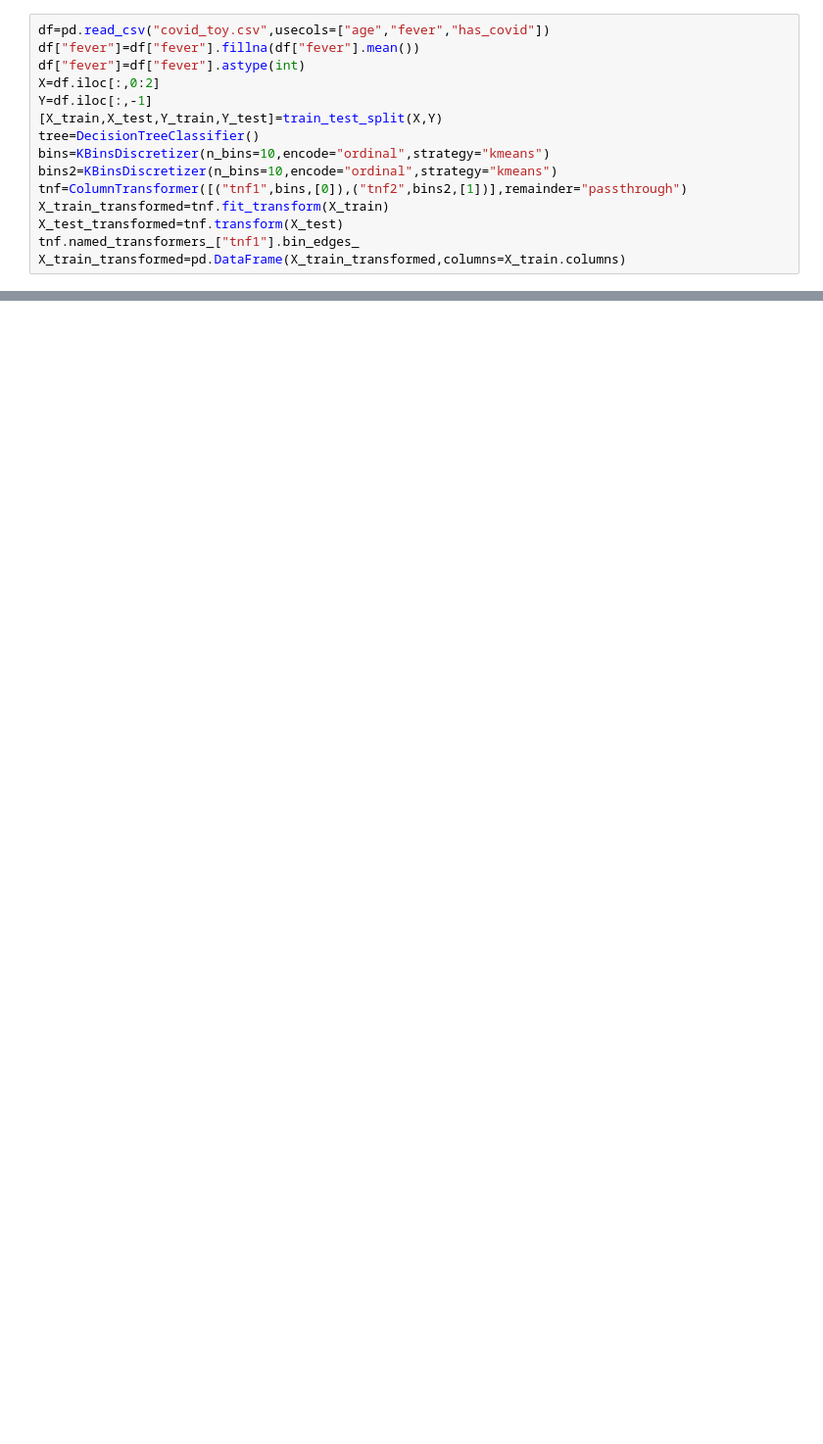
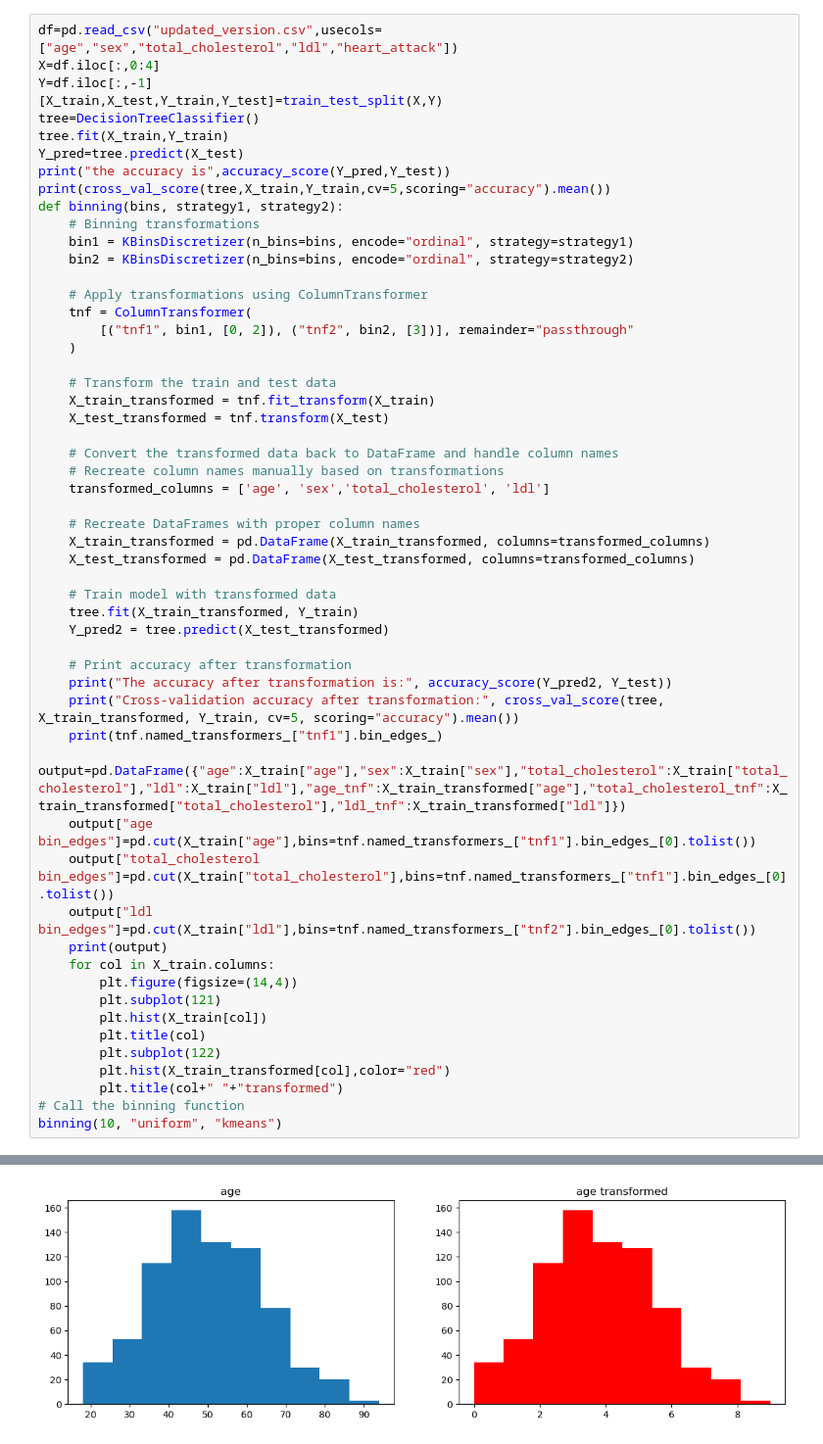
Before and after one commit to shreya918-git/machinelearning, a Jupyter notebook: binningandbinerzation.ipynb, the cells around one changed output, grey strips where cells are left out. Shown at 98% size. Drawn from its saved outputs; the diff is of its cells as text; blank space fills up the shorter version.

Commit message:
binning

```diff
--- a/binningandbinerzation.ipynb
+++ b/binningandbinerzation.ipynb
@@ -14,15 +11,56 @@ from sklearn.model_selection import cross_val_score
 # %%
-df=pd.read_csv("covid_toy.csv",usecols=["age","fever","has_covid"])
-df["fever"]=df["fever"].fillna(df["fever"].mean())
-df["fever"]=df["fever"].astype(int)
-X=df.iloc[:,0:2]
+df=pd.read_csv("updated_version.csv",usecols=["age","sex","total_cholesterol","ldl","heart_attack"])
+X=df.iloc[:,0:4]
 Y=df.iloc[:,-1]
 [X_train,X_test,Y_train,Y_test]=train_test_split(X,Y)
 tree=DecisionTreeClassifier()
-bins=KBinsDiscretizer(n_bins=10,encode="ordinal",strategy="kmeans")
-bins2=KBinsDiscretizer(n_bins=10,encode="ordinal",strategy="kmeans")
-tnf=ColumnTransformer([("tnf1",bins,[0]),("tnf2",bins2,[1])],remainder="passthrough")
-X_train_transformed=tnf.fit_transform(X_train)
-X_test_transformed=tnf.transform(X_test)
-tnf.named_transformers_["tnf1"].bin_edges_
-X_train_transformed=pd.DataFrame(X_train_transformed,columns=X_train.columns)
+tree.fit(X_train,Y_train)
+Y_pred=tree.predict(X_test)
+print("the accuracy is",accuracy_score(Y_pred,Y_test))
+print(cross_val_score(tree,X_train,Y_train,cv=5,scoring="accuracy").mean())
+def binning(bins, strategy1, strategy2):
+    # Binning transformations
+    bin1 = KBinsDiscretizer(n_bins=bins, encode="ordinal", strategy=strategy1)
+    bin2 = KBinsDiscretizer(n_bins=bins, encode="ordinal", strategy=strategy2)
+
+    # Apply transformations using ColumnTransformer
+    tnf = ColumnTransformer(
+        [("tnf1", bin1, [0, 2]), ("tnf2", bin2, [3])], remainder="passthrough"
+    )
+
+    # Transform the train and test data
+    X_train_transformed = tnf.fit_transform(X_train)
+    X_test_transformed = tnf.transform(X_test)
+
+    # Convert the transformed data back to DataFrame and handle column names
+    # Recreate column names manually based on transformations
+    transformed_columns = ['age', 'sex','total_cholesterol', 'ldl']
+
+    # Recreate DataFrames with proper column names
+    X_train_transformed = pd.DataFrame(X_train_transformed, columns=transformed_columns)
+    X_test_transformed = pd.DataFrame(X_test_transformed, columns=transformed_columns)
+
+    # Train model with transformed data
+    tree.fit(X_train_transformed, Y_train)
+    Y_pred2 = tree.predict(X_test_transformed)
+
+    # Print accuracy after transformation
+    print("The accuracy after transformation is:", accuracy_score(Y_pred2, Y_test))
+    print("Cross-validation accuracy after transformation:", cross_val_score(tree, X_train_transformed, Y_train, cv=5, scoring="accuracy").mean())
+    print(tnf.named_transformers_["tnf1"].bin_edges_)
+    output=pd.DataFrame({"age":X_train["age"],"sex":X_train["sex"],"total_cholesterol":X_train["total_cholesterol"],"ldl":X_train["ldl"],"age_tnf":X_train_transformed["age"],"total_cholesterol_tnf":X_train_transformed["total_cholesterol"],"ldl_tnf":X_train_transformed["ldl"]})
+    output["age bin_edges"]=pd.cut(X_train["age"],bins=tnf.named_transformers_["tnf1"].bin_edges_[0].tolist())
+    output["total_cholesterol bin_edges"]=pd.cut(X_train["total_cholesterol"],bins=tnf.named_transformers_["tnf1"].bin_edges_[0].tolist())
+    output["ldl bin_edges"]=pd.cut(X_train["ldl"],bins=tnf.named_transformers_["tnf2"].bin_edges_[0].tolist())
+    print(output)
+    for col in X_train.columns:
+        plt.figure(figsize=(14,4))
+        plt.subplot(121)
+        plt.hist(X_train[col])
+        plt.title(col)
+        plt.subplot(122)
+        plt.hist(X_train_transformed[col],color="red")
+        plt.title(col+" "+"transformed")
+# Call the binning function
+binning(10, "uniform", "kmeans")
+# %% [output]
@@ -28,0 +84 @@ X_train_transformed=pd.DataFrame(X_train_transformed,columns=X_train.columns)
+[figure, added]
```
Also changed, not shown: parts of 4 cells of this notebook, 1 other file.
